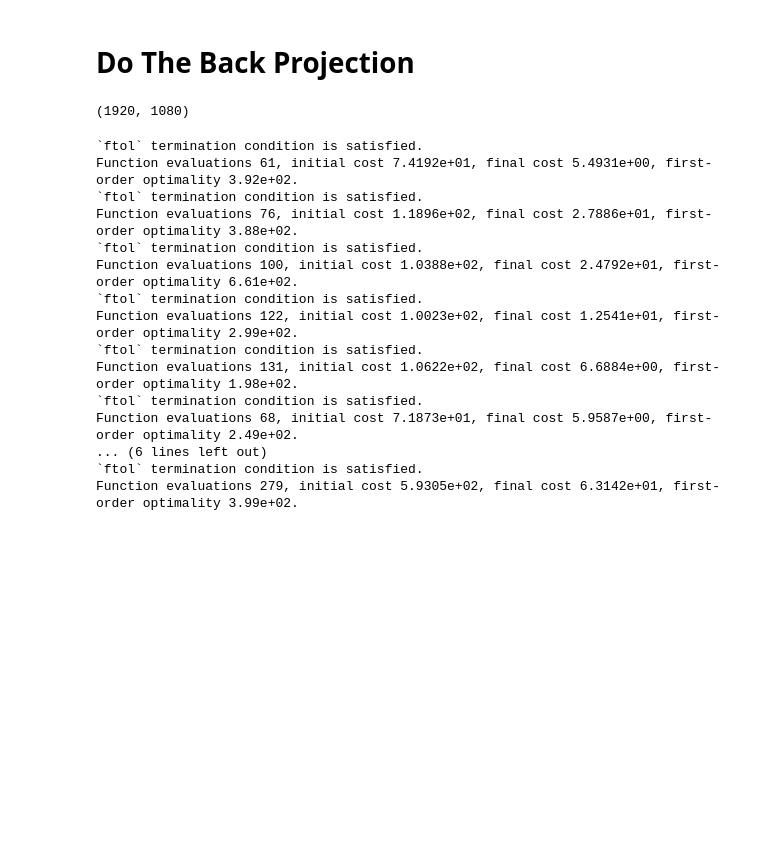
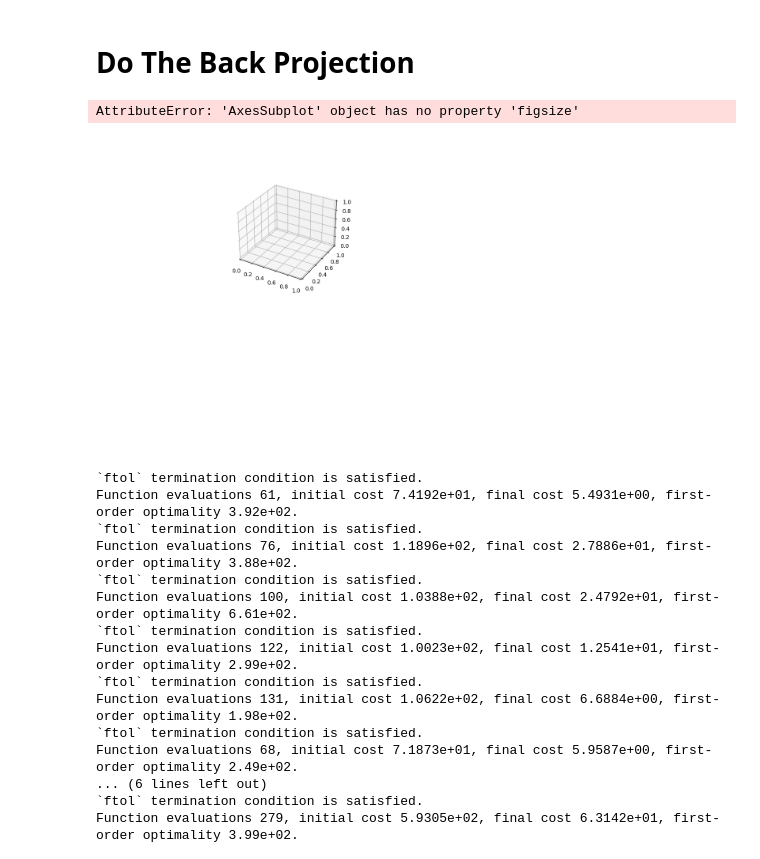
Before and after one commit to mosesananta/TA, a Jupyter notebook: hi.ipynb, the cells around one changed output. Saved outputs shown, nothing was run; the diff lists cells and outputs as text; code cells hidden in the pictures; blank space fills up the shorter version.

Commit message:
viz loss plot

```diff
--- a/hi.ipynb
+++ b/hi.ipynb
@@ -726,9 +728,6 @@ def triangulate_pickle(pickle_file,output_file, undistort = True, main_stereo_ca
                 if cameras[camera_index] == [-1,-1]:
                     null_count += 1
             if null_count >= 2:
-                if frame > 1 :
-                    p3d =  output_data[frame-1][bodypart]
-                else:
                     p3d = [0,0,0]
             elif null_count == 0:
 
@@ -1161,10 +1223,13 @@ def vizualize_projection(invideofile, outvideofile, data2d, data3d, camera_index
 # %%
 
 with open(infile,'rb') as handle:
     data2d = pickle.load(handle)
-vizualize_projection('./data/k4/m/VID_DefaultPose.mp4','./output/k4/VID_DefaultPose'+'viz_l_cr_ba'+'.avi',data2d,outdata9,'l',show=False)
+data3d = dict(list(outdata7.items())[:30])
+
+vizualize_projection_plot('./data/k4/m/VID_DefaultPose.mp4','./output/k4/VID_DefaultPose'+'viz_l_cr_ba'+'.mp4',data2d,data3d,loss7,'l')
 # %% [output]
-(1920, 1080)
+AttributeError: 'AxesSubplot' object has no property 'figsize'
+[figure, added]
 # %%
 # inpicks = [ 'input/k3/outputPickle_foto_default_pose',
 #  'input/k3/outputPickle_foto_default_pose_1',
```
Also changed, not shown: parts of 5 cells of this notebook, 1 other file.
